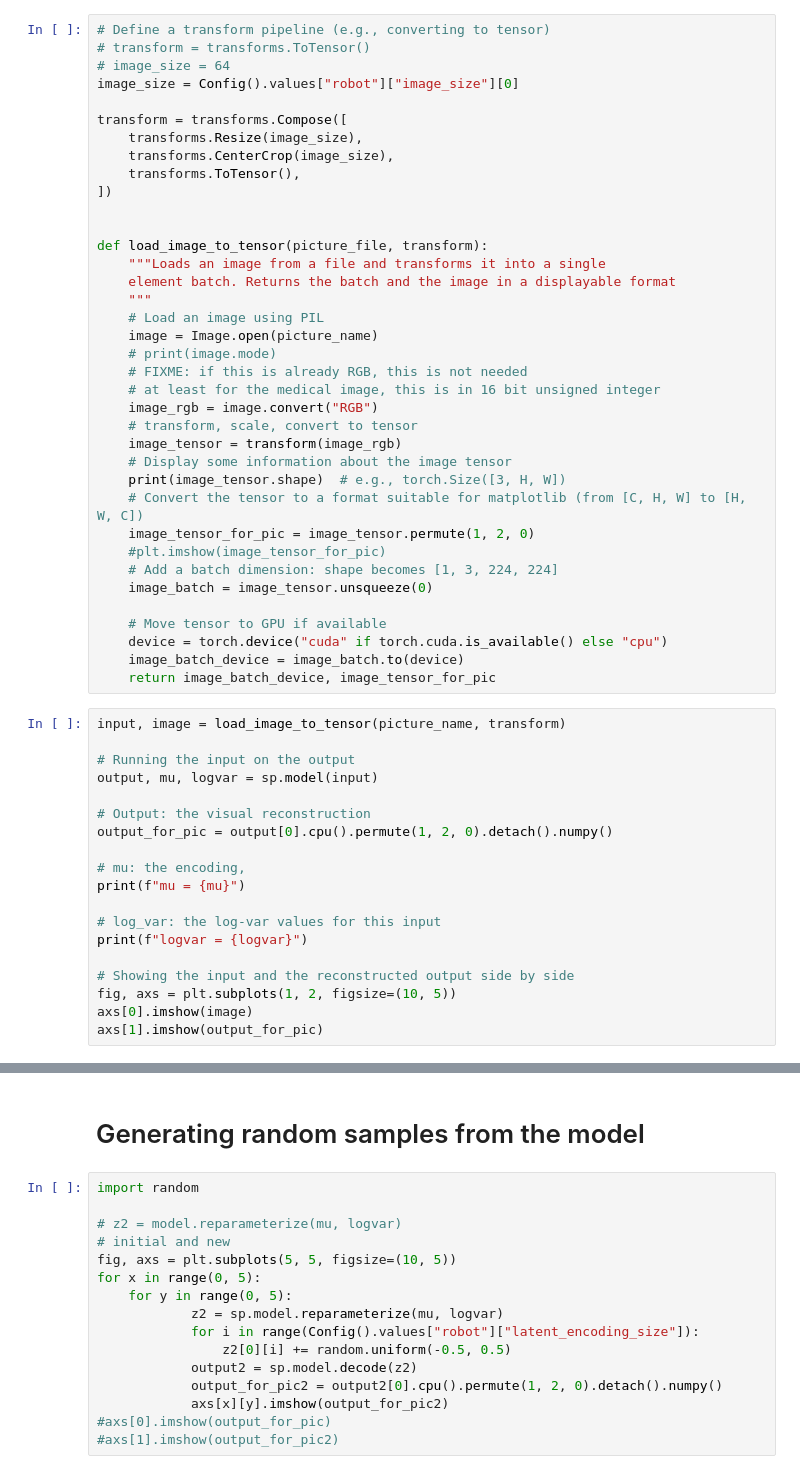
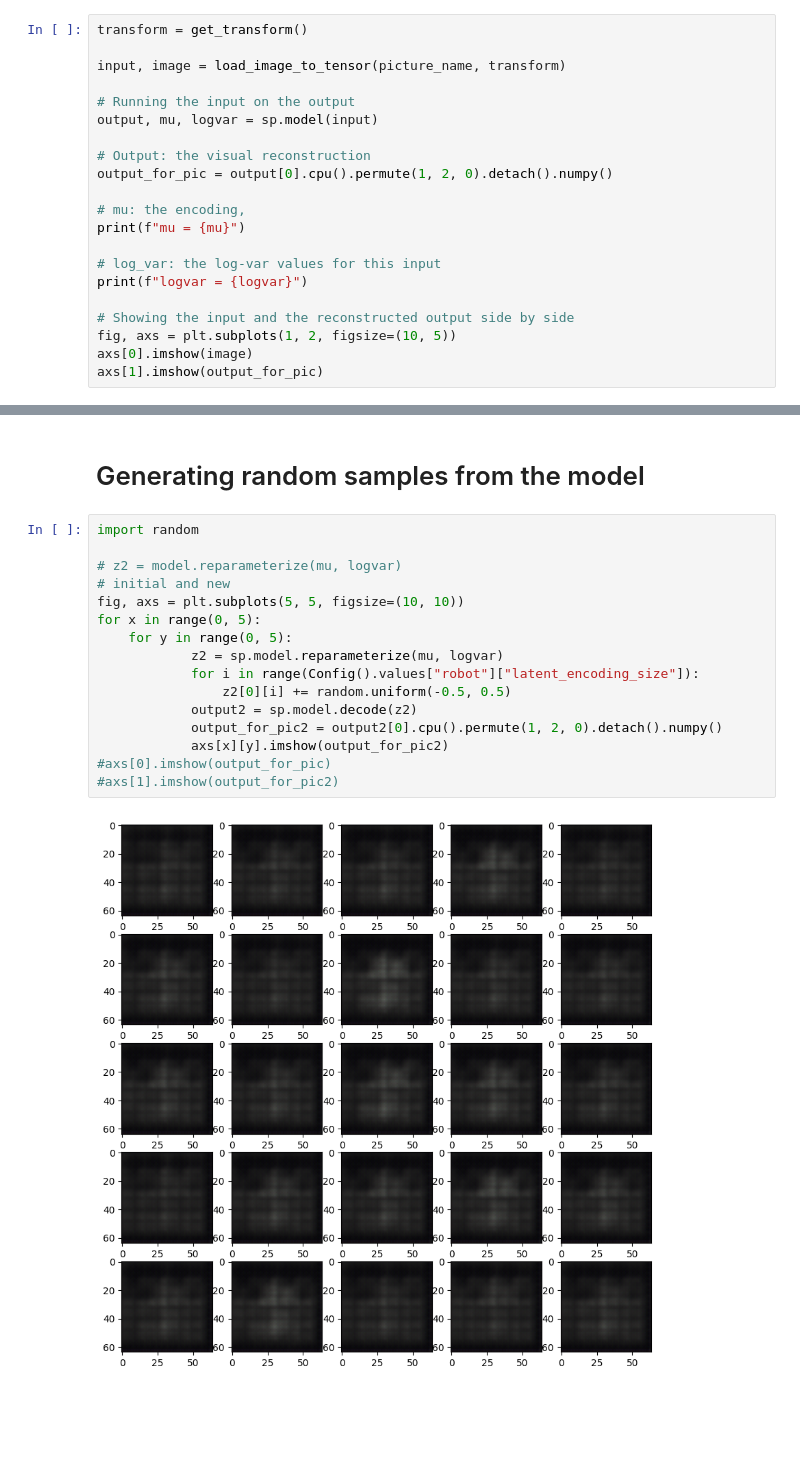
Before and after one commit to Sahara-Sheik/Robotic-Vision, a Jupyter notebook: src/encoding_conv_vae/Experiment-Conv-VAE.ipynb, the cells around one changed output, grey strips where cells are left out. Drawn from its saved outputs; the diff is of its cells as text; blank space fills up the shorter version.

```diff
--- a/src/encoding_conv_vae/Experiment-Conv-VAE.ipynb
+++ b/src/encoding_conv_vae/Experiment-Conv-VAE.ipynb
@@ -75,41 +87,6 @@ picture_name = pathlib.Path(directory, files[11])
-# %%
-# Define a transform pipeline (e.g., converting to tensor)
-# transform = transforms.ToTensor()
-# image_size = 64
-image_size = Config().values["robot"]["image_size"][0]
-
-transform = transforms.Compose([
-    transforms.Resize(image_size),
-    transforms.CenterCrop(image_size),
-    transforms.ToTensor(),
-])
-
-
-def load_image_to_tensor(picture_file, transform):
-    """Loads an image from a file and transforms it into a single
-    element batch. Returns the batch and the image in a displayable format
-    """
-    # Load an image using PIL
-    image = Image.open(picture_name)
-    # print(image.mode)
-    # FIXME: if this is already RGB, this is not needed
-    # at least for the medical image, this is in 16 bit unsigned integer
-    image_rgb = image.convert("RGB")
-    # transform, scale, convert to tensor
-    image_tensor = transform(image_rgb)
-    # Display some information about the image tensor
-    print(image_tensor.shape)  # e.g., torch.Size([3, H, W])
-    # Convert the tensor to a format suitable for matplotlib (from [C, H, W] to [H, W, C])
-    image_tensor_for_pic = image_tensor.permute(1, 2, 0)
-    #plt.imshow(image_tensor_for_pic)
-    # Add a batch dimension: shape becomes [1, 3, 224, 224]
-    image_batch = image_tensor.unsqueeze(0)
-
-    # Move tensor to GPU if available
-    device = torch.device("cuda" if torch.cuda.is_available() else "cpu")
-    image_batch_device = image_batch.to(device)
-    return image_batch_device, image_tensor_for_pic
 # %%
+transform = get_transform()
+
 input, image = load_image_to_tensor(picture_name, transform)
 
 # Running the input on the output
@@ -171,16 +151,18 @@ axs[1].imshow(output_for_pic2)
 # %%
 import random
 
 # z2 = model.reparameterize(mu, logvar)
 # initial and new
-fig, axs = plt.subplots(5, 5, figsize=(10, 5))
+fig, axs = plt.subplots(5, 5, figsize=(10, 10))
 for x in range(0, 5):
     for y in range(0, 5):
             z2 = sp.model.reparameterize(mu, logvar)
             for i in range(Config().values["robot"]["latent_encoding_size"]):
                 z2[0][i] += random.uniform(-0.5, 0.5)
             output2 = sp.model.decode(z2)
             output_for_pic2 = output2[0].cpu().permute(1, 2, 0).detach().numpy()
             axs[x][y].imshow(output_for_pic2)
 #axs[0].imshow(output_for_pic)
 #axs[1].imshow(output_for_pic2)
+# %% [output]
+[figure, added]
```
Also changed, not shown: parts of 5 cells of this notebook, 2 other files.
